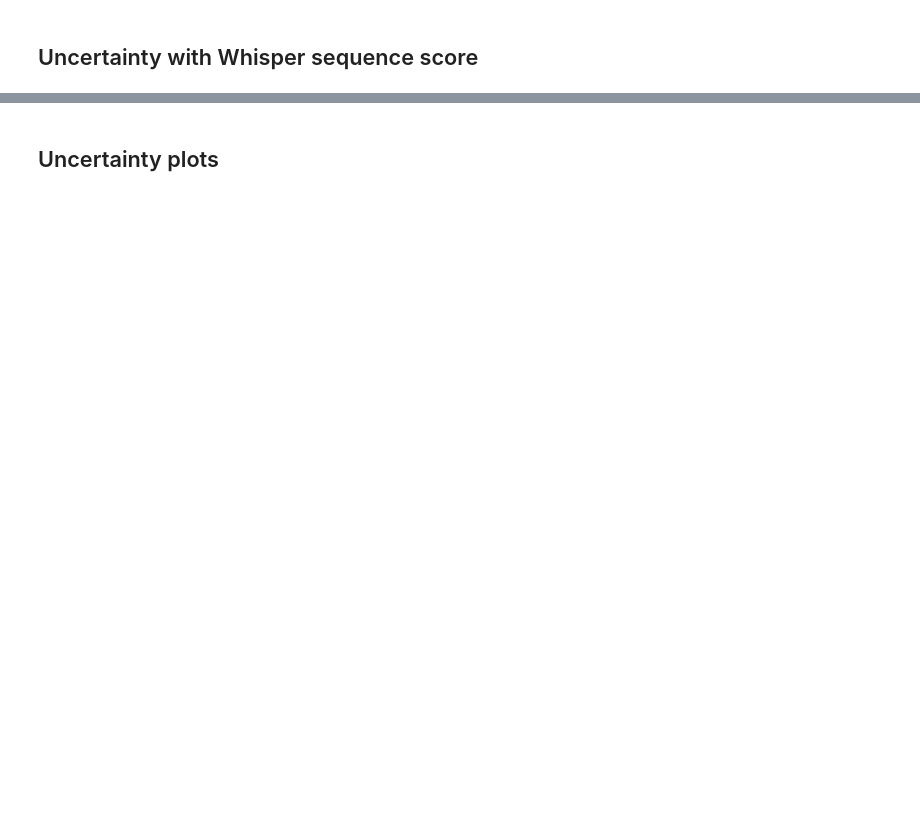
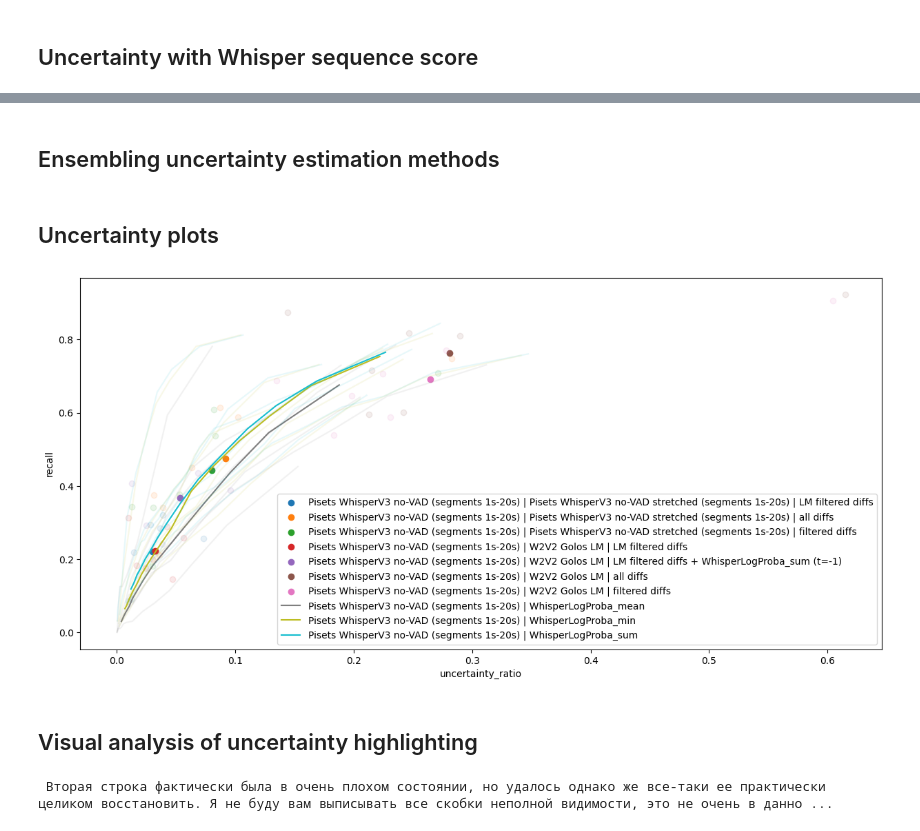
Before and after one commit to bond005/pisets, a Jupyter notebook: evaluation/calc_metrics.ipynb, the cells around one changed output, grey strips where cells are left out. Cells and saved outputs as stored; diff of their text form; code cells hidden in the pictures; blank space fills up the shorter version.

Commit message:
uncertainty metrics plots

```diff
--- a/evaluation/calc_metrics.ipynb
+++ b/evaluation/calc_metrics.ipynb
@@ -73,7 +73,7 @@ results_with_scores['wer'] = results_with_scores['alignment'].apply(lambda al: a
 
 # concatenating
 
-results = pd.concat([results, results_with_scores], axis='rows')
+results = pd.concat([results, results_with_scores], axis='rows', ignore_index=True)
 # %%
 results
 # %% [output]
@@ -178,7 +178,7 @@ for audio_name in name_to_transcription:
                 [i for i, m in enumerate(base_vs_additional.matches) if not m.is_equal],
                 scorer,
                 pbar=False,
-                verbose=False,
+                verbose=True,
             )
             cache_path.parent.mkdir(parents=True, exist_ok=True)
             cache_path.write_text(json.dumps({'indices': lm_filtered_suggestion_indices}))
@@ -204,7 +222,7 @@ for audio_name in name_to_transcription:
     truth_vs_base = row['alignment']
     scores_per_word = row['scores_per_word']
 
-    reductions = {'min': min, 'mean': np.mean}
+    reductions = {'min': min, 'mean': np.mean, 'sum': np.sum}
     log_proba_thresholds = np.linspace(-1.5, -0.1, num=15)
 
     for reduction_name, reduction_fn in reductions.items():
@@ -223,0 +256,2 @@ uncertainty_results
+# %% [markdown]
+## Ensembling uncertainty estimation methods
@@ -224,7 +299,7 @@ uncertainty_results
 # %% [markdown]
 ## Uncertainty plots
 # %%
-plt.figure(figsize=(12, 6))
+plt.figure(figsize=(15, 7))
 
 show_for_all_datasets = True
 
@@ -236,7 +311,7 @@ for i, ((base_pipeline, additional_pipeline, method), group_loc) in enumerate(
 ):
     group = uncertainty_results.loc[group_loc]
     color = f'C{i}'
-    has_t = not pd.isna(group['t'].values[0])
+    has_t = not pd.isna(group['t'].values[0]) and group['t'].nunique() > 1
 
     if not pd.isna(additional_pipeline):
         label = f'{base_pipeline.replace(" with scores", "")} | {additional_pipeline} | {method}'
@@ -248,31 +323,64 @@ for i, ((base_pipeline, additional_pipeline, method), group_loc) in enumerate(
         assert group.audio_name.nunique() == len(group)
         xs = [m[x_statistics] for m in group.metrics]
         ys = [m[y_statistics] for m in group.metrics]
+        assert len(xs) == len(name_to_transcription)
         if show_for_all_datasets:
             plt.scatter(xs, ys, alpha=0.1, color=color)
         plt.scatter([np.mean(xs)], [np.mean(ys)], label=label, color=color)
 
     else:
         # has a parameter, line plot
         t_range = sorted(group['t'].unique())
 
         xs = []
         ys = []
         for t in t_range:
             group_for_t = group[group['t'] == t]
             assert group_for_t.audio_name.nunique() == len(group_for_t)
             xs.append([m[x_statistics] for m in group_for_t.metrics])
             ys.append([m[y_statistics] for m in group_for_t.metrics])
 
         xs = np.array(xs).T  # shape: (n_audios, n_t_values)
         ys = np.array(ys).T  # shape: (n_audios, n_t_values)
+        assert len(xs) == len(name_to_transcription)
 
         if show_for_all_datasets:
             for _xs, _ys in zip(xs, ys):
                 plt.plot(_xs, _ys, alpha=0.1, color=color)
         plt.plot(xs.mean(axis=0), ys.mean(axis=0), label=label, color=color)
 
 plt.xlabel(x_statistics)
 plt.ylabel(y_statistics)
 plt.legend()
 plt.show()
+# %% [output]
+[figure, added]
+# %% [markdown]
+## Visual analysis of uncertainty highlighting
+# %%
+audio_name = 'zaliznyak'
+
+base_pipeline_name = 'Pisets WhisperV3 no-VAD (segments 1s-20s) with scores'
+additional_pipeline_name = 'W2V2 Golos LM'
+
+is_uncertain = uncertainty_results.query(
+    f'audio_name == "{audio_name}"'
+    f' and base_pipeline == "{base_pipeline_name}"'
+    ' and method == "LM filtered diffs + WhisperLogProba_sum (t=-1)"'
+).iloc[0]['mask']
+
+truth_vs_base = results.query(
+    f'audio_name == "{audio_name}"'
+    f' and pipeline_name == "{base_pipeline_name}"'
+).iloc[0]['alignment']
+
+truth_vs_additional = results.query(
+    f'audio_name == "{audio_name}"'
+    f' and pipeline_name == "{additional_pipeline_name}"'
+).iloc[0]['alignment']
+
+base_vs_additional = MultipleTextsAlignment.from_strings(truth_vs_base.text2, truth_vs_additional.text2)
+diffs_to_highlight = [i for i, m in enumerate(base_vs_additional.matches) if is_uncertain[m.start1:m.end1].any()]
+print(base_vs_additional.substitute(show_in_braces=diffs_to_highlight))
+# %% [output]
+ Вторая строка фактически была в очень плохом состоянии, но удалось однако же все-таки ее практически целиком восстановить. Я не буду вам выписывать все скобки неполной видимости, это не очень в данно ...
```
Also changed, not shown: parts of 3 cells of this notebook.
